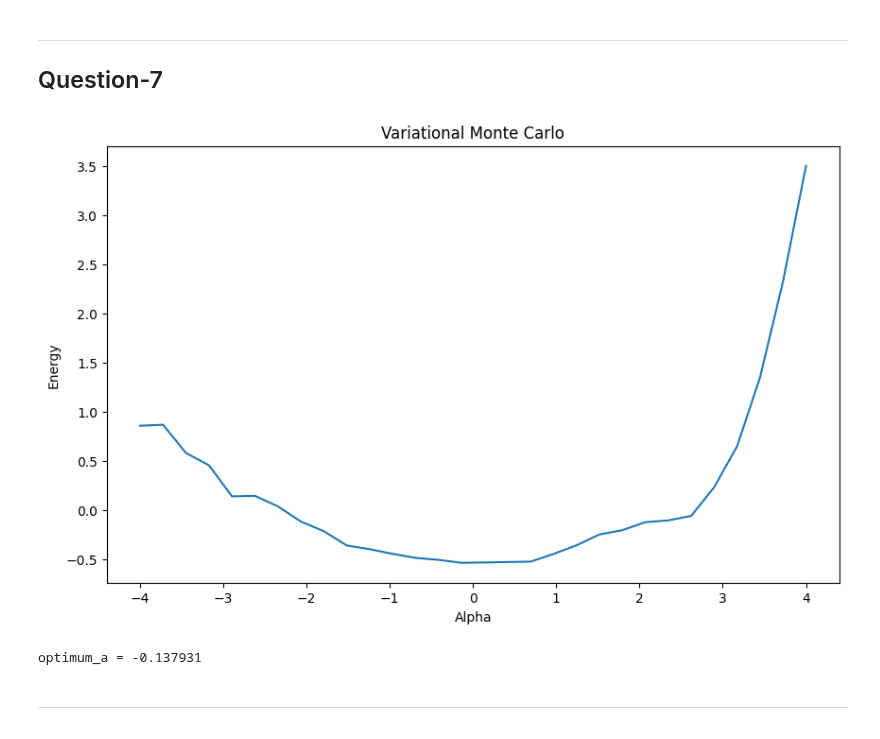
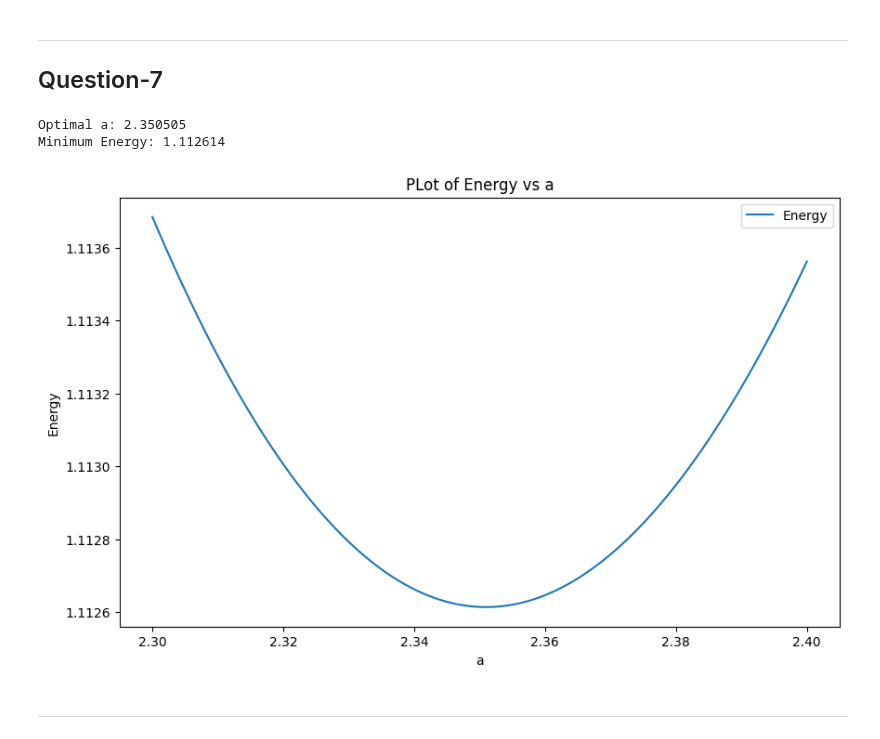
Before and after one commit to ananthapadmanabhan18/P452_Computational_Physics, a Jupyter notebook: Endsem/Endsem_Answers.ipynb, the cells around one changed output. Cells and saved outputs as stored; diff of their text form; code cells hidden in the pictures.

```diff
--- a/Endsem/Endsem_Answers.ipynb
+++ b/Endsem/Endsem_Answers.ipynb
@@ -430,29 +361,51 @@ def variational_MC(f_for_energy, prob_r, r0, r_step, alpha_range, N):
-# %%
-def trialwave(x, a):
-    return 0.5 * ((a**2) - (x**2))
-
-def prob(x, a):
-    return  (0.5 * ((a**2) - (x**2))) ** 2
-
-def f_for_energy(x, a):
-    return ((((a**2)*(x**2)) - (x**4)) / 4) - 0.5
-
-N = 20000
-x0 = -0.5
-x_step = 0.001
-req_a, data = variational_MC(f_for_energy,prob,x0,x_step,(-4,4),N)
-
-import matplotlib.pyplot as plt
-plt.figure(figsize=(10,6))
-plt.plot(data[0], data[1])
-plt.title("Variational Monte Carlo")
-plt.xlabel("Alpha")
-plt.ylabel("Energy")
-plt.show()
-
-print(f"Value for the a for which Energy is Minimum = {req_a:.6f}")
-# %% [output]
-[figure, removed]
-optimum_a = -0.137931
+# %%
+
+
+# Generating random numbers in the given distribution
+def f(x,a):
+    return 0.5 * (a**2 - x**2)
+
+def g(x,a):
+    return np.exp(-x**2/(2*a**2)) * 0.5 * a**2
+
+def get_random_distr(a, N=int(1e6), seed=21):
+    np.random.seed(seed)
+    u = np.random.randn(N)*a
+    p = np.random.rand(N)
+    return u[p < f(u,a)/g(u,a)]
+
+def epsilon(x):
+    return 0.5*x**2 + 2/(alpha**2-x**2)
+
+
+
+# given N
+N = 100000
+
+
+alpha_list = np.linspace(2.3, 2.4, 100)
+y_list = np.zeros_like(alpha_list)
+for i, alpha in enumerate(alpha_list):
+    random_numbers = get_random_distr(alpha, N)
+    mean_energy = np.mean(epsilon(random_numbers))
+    y_list[i] = mean_energy # Getting the mean energy for each alpha
+
+
+import matplotlib.pyplot as plt
+plt.figure(figsize=(10, 6))
+plt.plot(alpha_list, y_list, label='Energy')
+plt.xlabel('a')
+plt.ylabel('Energy')
+
+req_a = np.argmin(y_list)
+print(f"Optimal a: {alpha_list[req_a]:.6f}")
+print(f"Minimum Energy: {y_list[req_a]:.6f}")
+plt.legend(loc='upper right')
+plt.title('PLot of Energy vs a')
+plt.show()
+# %% [output]
+Optimal a: 2.350505
+Minimum Energy: 1.112614
+[figure, added]
 # %% [markdown]
 <hr>
```
Also changed, not shown: parts of 4 cells of this notebook.
